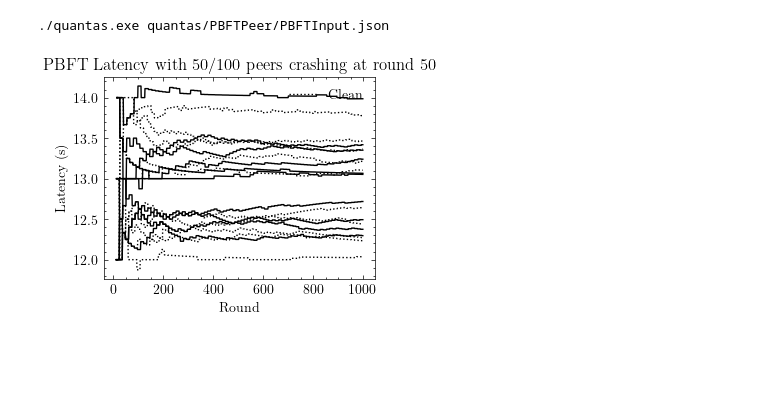
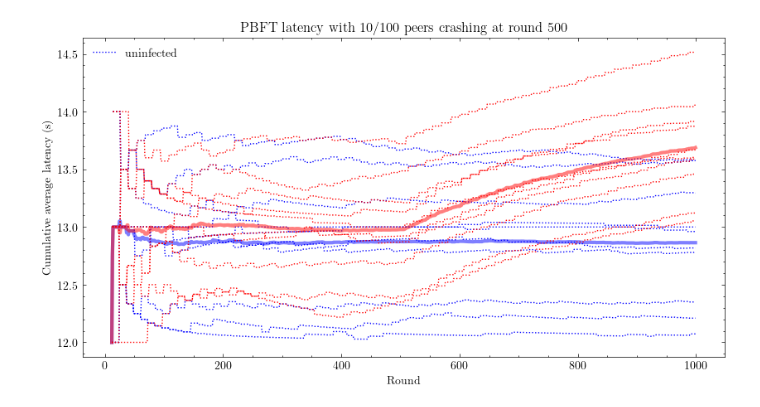
Before and after one commit to zaz/Quantas, a Jupyter notebook: analyze.ipynb, the cells around one changed output. Saved outputs shown, nothing was run; the diff lists cells and outputs as text; code cells hidden in the pictures; blank space fills up the shorter version.

Commit message:
test: working plot

```diff
--- a/analyze.ipynb
+++ b/analyze.ipynb
@@ -1,30 +1,39 @@
 # %%
-!make run
+#!make run
 %matplotlib inline
 import matplotlib.pyplot as plt
 import scienceplots  # scientific themes for matplotlib
 import numpy as np
 import json
 
-clean = json.load(open("PBFTDelay10.out"))
-infected = json.load(open("PBFTDelay10infectRound20.out"))
+clean    = json.load(open("analysis/PBFT/d10/r1000/p100/i00.out"))
+infected = json.load(open("analysis/PBFT/d10/r1000/p100/i10.out"))
 
-cleanLatency = np.array(list(map(lambda x: x['latency'], clean['tests'])))
-infectedLatency = np.array(list(map(lambda x: x['latency'], infected['tests'])))
+cleanLatency    = np.array(list(map(lambda x: x['latency'],    clean['tests'])), dtype=np.float64)
+infectedLatency = np.array(list(map(lambda x: x['latency'], infected['tests'])), dtype=np.float64)
+
+# averages and standard deviations, ignoring None
+cleanLatencyAvg    = np.nanmean(   cleanLatency, axis=0)
+cleanLatencyStd    = np.nanstd(    cleanLatency, axis=0)
+infectedLatencyAvg = np.nanmean(infectedLatency, axis=0)
+infectedLatencyStd = np.nanstd( infectedLatency, axis=0)
 
 # create an array for the x axis. A range from 0 to ...
 x = np.arange(0, len(cleanLatency[0]))
 
 with plt.style.context('science'):
     # set line color to black
-    plt.plot(x, cleanLatency.T, ':', color='black')
-    plt.plot(x, infectedLatency.T, color='black')
-    plt.legend(['Clean'])
+    plt.plot(x, cleanLatency.T,   ':', color='blue')
+    plt.plot(x, cleanLatencyAvg.T,     color='blue', linewidth=3, alpha=.5)
+    plt.plot(x, infectedLatency.T, ':', color='red')
+    plt.plot(x, infectedLatencyAvg.T,   color='red', linewidth=3, alpha=.5)
+    plt.legend(['uninfected'])
     # set line type to dotted for the first and solid for the second
     plt.xlabel('Round')
-    plt.ylabel('Latency (s)')
-    plt.title('PBFT Latency with 50/100 peers crashing at round 50')
+    plt.ylabel('Cumulative average latency (s)')
+    plt.title('PBFT latency with 10/100 peers crashing at round 500')
+    # make plot bigger
+    plt.gcf().set_size_inches(10, 5)
     plt.show()
 # %% [output]
-./quantas.exe quantas/PBFTPeer/PBFTInput.json
-[figure, old version]
+[figure, new version]
```
Also changed, not shown: 1 other file.
